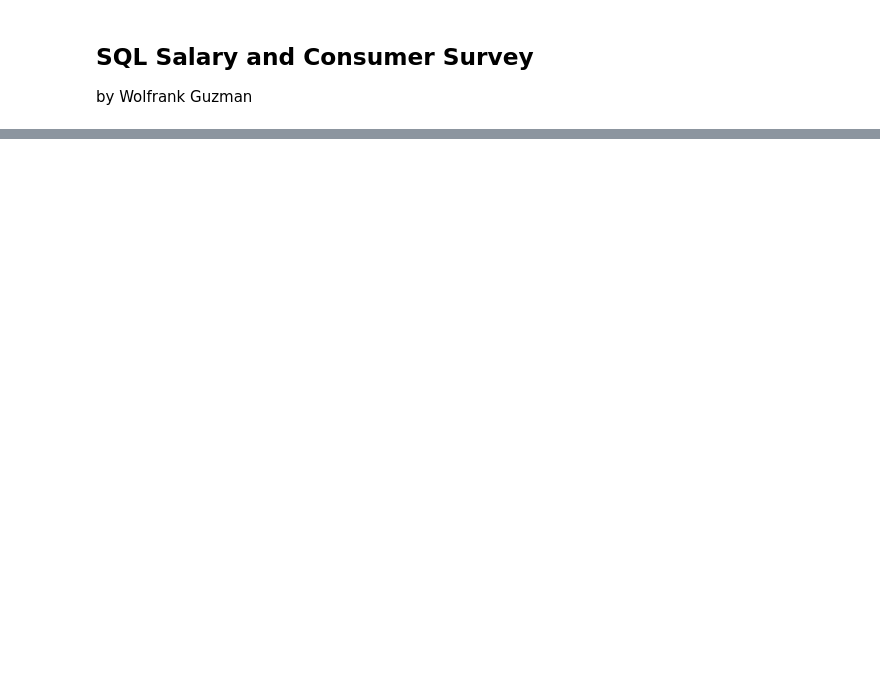
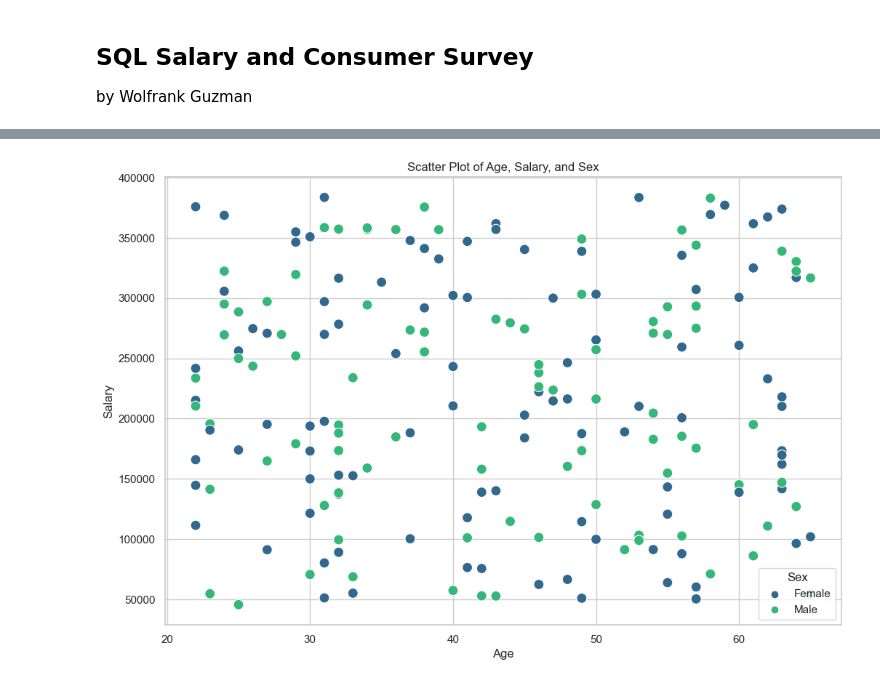
Before and after one commit to guzmanwolfrank/Data, a Jupyter notebook: SQLSalaryData/RandomData.ipynb, the cells around one changed output, grey strips where cells are left out. Cells and saved outputs as stored; diff of their text form; code cells hidden in the pictures; blank space fills up the shorter version.

```diff
--- a/SQLSalaryData/RandomData.ipynb
+++ b/SQLSalaryData/RandomData.ipynb
@@ -249,0 +274,29 @@ plt.show()
+# %%
+
+# Execute the SQL query to select age, salary, and sex data
+cursor.execute("SELECT Age, Salary, Sex FROM data")
+results = cursor.fetchall()
+
+# Convert the query results into a DataFrame
+df = pd.DataFrame(results, columns=['Age', 'Salary', 'Sex'])
+
+# Close the database connection
+#conn.close()
+
+# Create a Seaborn scatter plot
+plt.figure(figsize=(12, 8))
+sns.set(style="whitegrid")
+
+# Specify the data and mapping of variables to plot
+sns.scatterplot(x='Age', y='Salary', hue='Sex', data=df, palette='viridis', s=100)
+
+# Customize plot labels and title
+plt.title('Scatter Plot of Age, Salary, and Sex')
+plt.xlabel('Age')
+plt.ylabel('Salary')
+plt.legend(title='Sex')
+
+# Show the plot
+plt.show()
+# %% [output]
+[figure, added]
```
Also changed, not shown: parts of 12 cells of this notebook.
